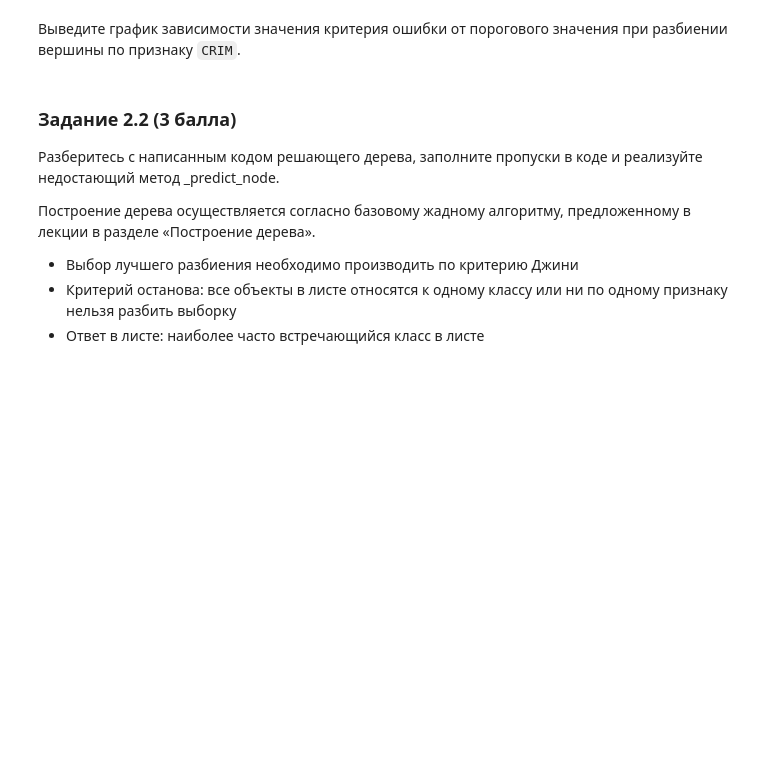
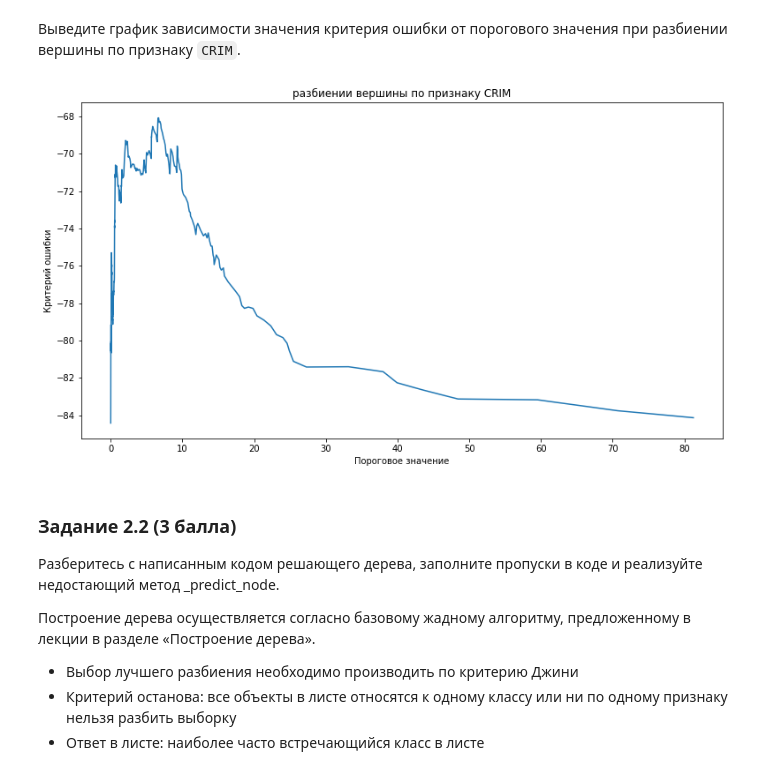
Before and after one commit to alyonabelenko/Courses, a Jupyter notebook: IAD2/07_trees/hw07-trees-rf.ipynb, the cells around one changed output. Drawn from its saved outputs; the diff is of its cells as text; code cells hidden in the pictures; blank space fills up the shorter version.

```diff
--- a/IAD2/07_trees/hw07-trees-rf.ipynb
+++ b/IAD2/07_trees/hw07-trees-rf.ipynb
@@ -159,3 +255,12 @@ TypeError: cannot unpack non-iterable NoneType object
+# %%
+plt.figure(figsize=(13, 7))
+plt.title("разбиении вершины по признаку CRIM")
+plt.xlabel("Пороговое значение")
+plt.ylabel("Критерий ошибки")
+plt.plot(thresholds, variances)
+plt.show()
+# %% [output]
+[figure, added]
 # %% [markdown]
 ### Задание 2.2 (3 балла)
 Разберитесь с написанным кодом решающего дерева, заполните пропуски в коде и реализуйте недостающий метод _predict_node.
```
Also changed, not shown: parts of 34 cells of this notebook.
